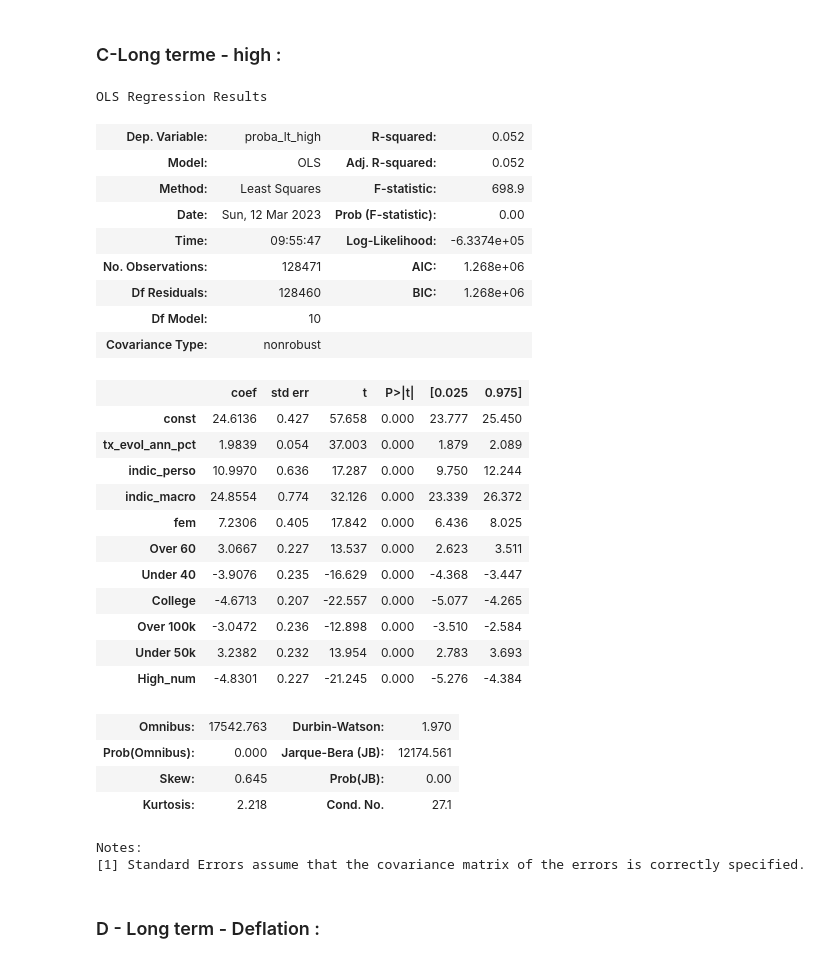
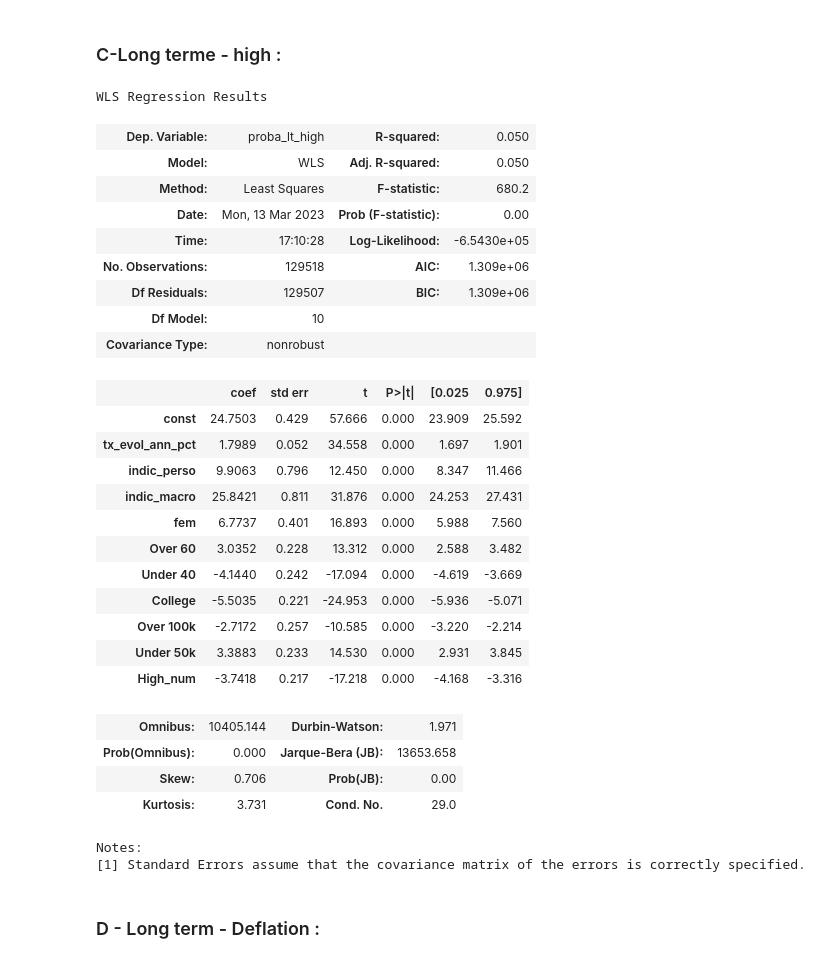
Before and after one commit to Jeremstar/-a-va-pr-dire-l-inflation-s-v-re, a Jupyter notebook: Régressions.ipynb, the cells around one changed output. Drawn from its saved outputs; the diff is of its cells as text; code cells hidden in the pictures.

```diff
--- a/Régressions.ipynb
+++ b/Régressions.ipynb
@@ -407,6 +415,8 @@ BF2 = BF2.rename(columns={'Q3': 'proba chgt résidence',
                           'Q13new': 'proba chgt emploi',
                           'loss expectation': 'proba perte revenus',
                           'Q30new': 'proba ne pas réussir à rembourser un prêt'})
+# %%
+BF2.dropna(subset=['weight'], inplace=True)
 # %%
 instabilité = ['proba chgt résidence',
                'chômage',
@@ -629,6 +640,8 @@ BF3['Q6new_bis'] = 100-BF3['Q6new']
 BF3 = BF3.rename(columns={'Q4new': 'proba augmentation chô sous douze mois',
                           'Q5new': 'proba augmentation tx intêret',
                           'Q6new_bis' : 'proba diminution indices boursiers'})
+# %%
+BF3.dropna(subset=['weight'], inplace=True)
 # %%
 instabilité2 = ['proba augmentation chô sous douze mois',
                 'proba augmentation tx intêret',
@@ -699,6 +713,8 @@ BF4 = BF4.rename(columns={'Q4new': 'proba augmentation chô sous douze mois',
                           'Q10_3': 'chômage',
                           'loss expectation': 'proba perte revenus',
                           'Q30new': 'proba ne pas réussir à rembourser un prêt'})
+# %%
+BF4.dropna(subset=['weight'], inplace=True)
 # %%
 régresseurs = ['proba augmentation chô sous douze mois',
                'proba augmentation tx intêret',
@@ -709,6 +725,7 @@ régresseurs = ['proba augmentation chô sous douze mois',
                'proba ne pas réussir à rembourser un prêt',
                'fem',
                'tx_evol_ann_pct']
+poids = BF4['weight'].astype('float')
 # %%
 Y = BF4['Q8v2part2'].astype('float')
 X = BF4[régresseurs]
@@ -908,38 +892,38 @@ Notes:
 # %%
 Y = BF['proba_lt_high'].astype('float')
 X = BF.fillna(0)[['tx_evol_ann_pct','indic_perso','indic_macro','fem','Over 60','Under 40','College','Over 100k','Under 50k','High_num']]
 X = sm.add_constant(X)
-model = sm.OLS(Y,X)
+model = sm.WLS(Y,X, weights = poids)
 results = model.fit()
 su = results.summary()
 su
 # %% [output]
-OLS Regression Results
+WLS Regression Results
-| Dep. Variable: | proba_lt_high | R-squared: | 0.052 |
-| Model: | OLS | Adj. R-squared: | 0.052 |
-| Method: | Least Squares | F-statistic: | 698.9 |
-| Date: | Sun, 12 Mar 2023 | Prob (F-statistic): | 0.00 |
-| Time: | 09:55:47 | Log-Likelihood: | -6.3374e+05 |
-| No. Observations: | 128471 | AIC: | 1.268e+06 |
-| Df Residuals: | 128460 | BIC: | 1.268e+06 |
+| Dep. Variable: | proba_lt_high | R-squared: | 0.050 |
+| Model: | WLS | Adj. R-squared: | 0.050 |
+| Method: | Least Squares | F-statistic: | 680.2 |
+| Date: | Mon, 13 Mar 2023 | Prob (F-statistic): | 0.00 |
+| Time: | 17:10:28 | Log-Likelihood: | -6.5430e+05 |
+| No. Observations: | 129518 | AIC: | 1.309e+06 |
+| Df Residuals: | 129507 | BIC: | 1.309e+06 |
 | Df Model: | 10 |  |  |
 | Covariance Type: | nonrobust |  |  |
 |  | coef | std err | t | P>|t| | [0.025 | 0.975] |
-| const | 24.6136 | 0.427 | 57.658 | 0.000 | 23.777 | 25.450 |
-| tx_evol_ann_pct | 1.9839 | 0.054 | 37.003 | 0.000 | 1.879 | 2.089 |
-| indic_perso | 10.9970 | 0.636 | 17.287 | 0.000 | 9.750 | 12.244 |
-| indic_macro | 24.8554 | 0.774 | 32.126 | 0.000 | 23.339 | 26.372 |
-| fem | 7.2306 | 0.405 | 17.842 | 0.000 | 6.436 | 8.025 |
-| Over 60 | 3.0667 | 0.227 | 13.537 | 0.000 | 2.623 | 3.511 |
-| Under 40 | -3.9076 | 0.235 | -16.629 | 0.000 | -4.368 | -3.447 |
-| College | -4.6713 | 0.207 | -22.557 | 0.000 | -5.077 | -4.265 |
-| Over 100k | -3.0472 | 0.236 | -12.898 | 0.000 | -3.510 | -2.584 |
-| Under 50k | 3.2382 | 0.232 | 13.954 | 0.000 | 2.783 | 3.693 |
-| High_num | -4.8301 | 0.227 | -21.245 | 0.000 | -5.276 | -4.384 |
+| const | 24.7503 | 0.429 | 57.666 | 0.000 | 23.909 | 25.592 |
+| tx_evol_ann_pct | 1.7989 | 0.052 | 34.558 | 0.000 | 1.697 | 1.901 |
+| indic_perso | 9.9063 | 0.796 | 12.450 | 0.000 | 8.347 | 11.466 |
+| indic_macro | 25.8421 | 0.811 | 31.876 | 0.000 | 24.253 | 27.431 |
+| fem | 6.7737 | 0.401 | 16.893 | 0.000 | 5.988 | 7.560 |
+| Over 60 | 3.0352 | 0.228 | 13.312 | 0.000 | 2.588 | 3.482 |
+| Under 40 | -4.1440 | 0.242 | -17.094 | 0.000 | -4.619 | -3.669 |
+| College | -5.5035 | 0.221 | -24.953 | 0.000 | -5.936 | -5.071 |
+| Over 100k | -2.7172 | 0.257 | -10.585 | 0.000 | -3.220 | -2.214 |
+| Under 50k | 3.3883 | 0.233 | 14.530 | 0.000 | 2.931 | 3.845 |
+| High_num | -3.7418 | 0.217 | -17.218 | 0.000 | -4.168 | -3.316 |
-| Omnibus: | 17542.763 | Durbin-Watson: | 1.970 |
-| Prob(Omnibus): | 0.000 | Jarque-Bera (JB): | 12174.561 |
-| Skew: | 0.645 | Prob(JB): | 0.00 |
-| Kurtosis: | 2.218 | Cond. No. | 27.1 |
+| Omnibus: | 10405.144 | Durbin-Watson: | 1.971 |
+| Prob(Omnibus): | 0.000 | Jarque-Bera (JB): | 13653.658 |
+| Skew: | 0.706 | Prob(JB): | 0.00 |
+| Kurtosis: | 3.731 | Cond. No. | 29.0 |
 Notes:
 [1] Standard Errors assume that the covariance matrix of the errors is correctly specified.
 # %% [markdown]
```
Also changed, not shown: parts of 44 cells of this notebook.
